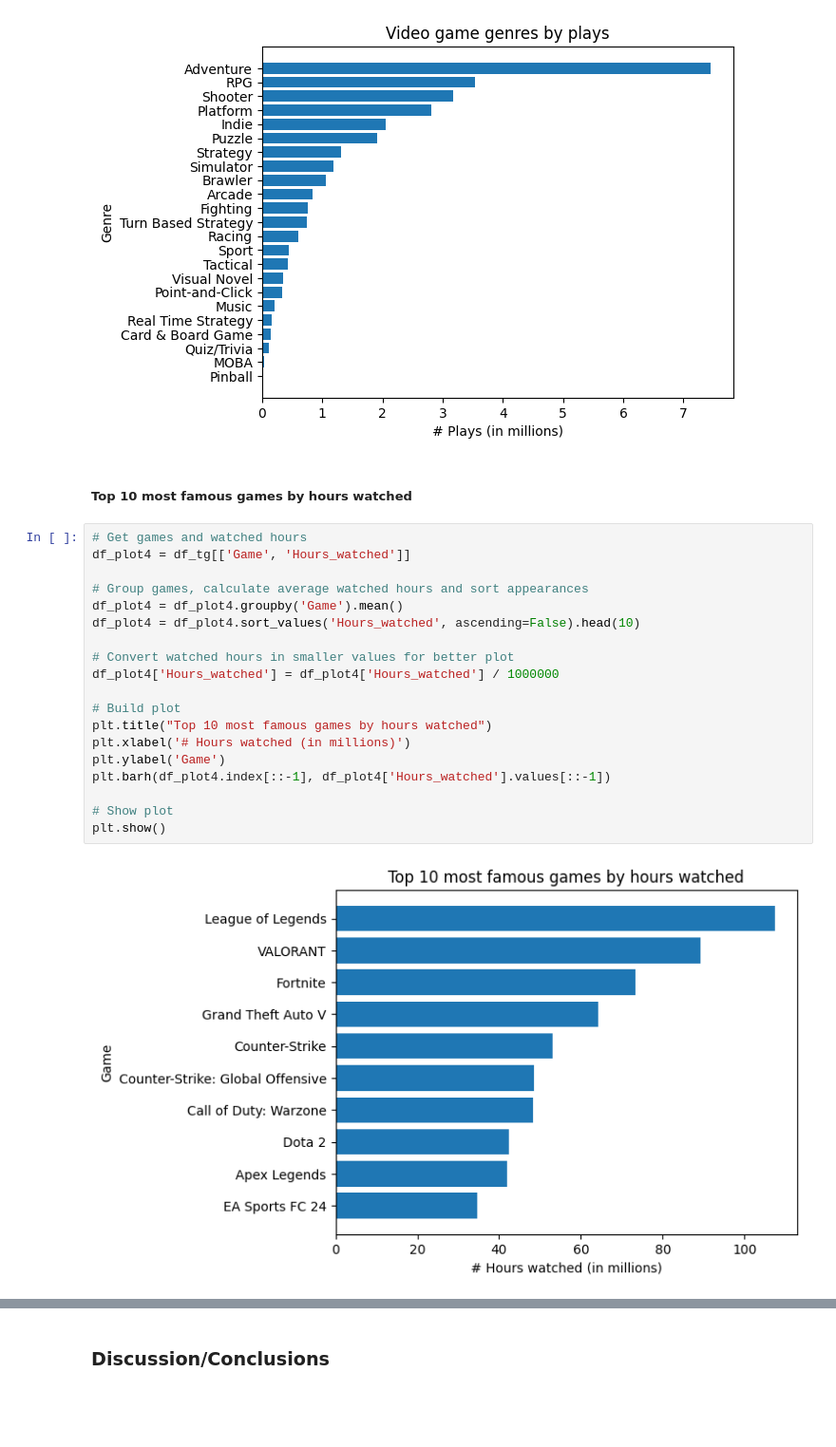
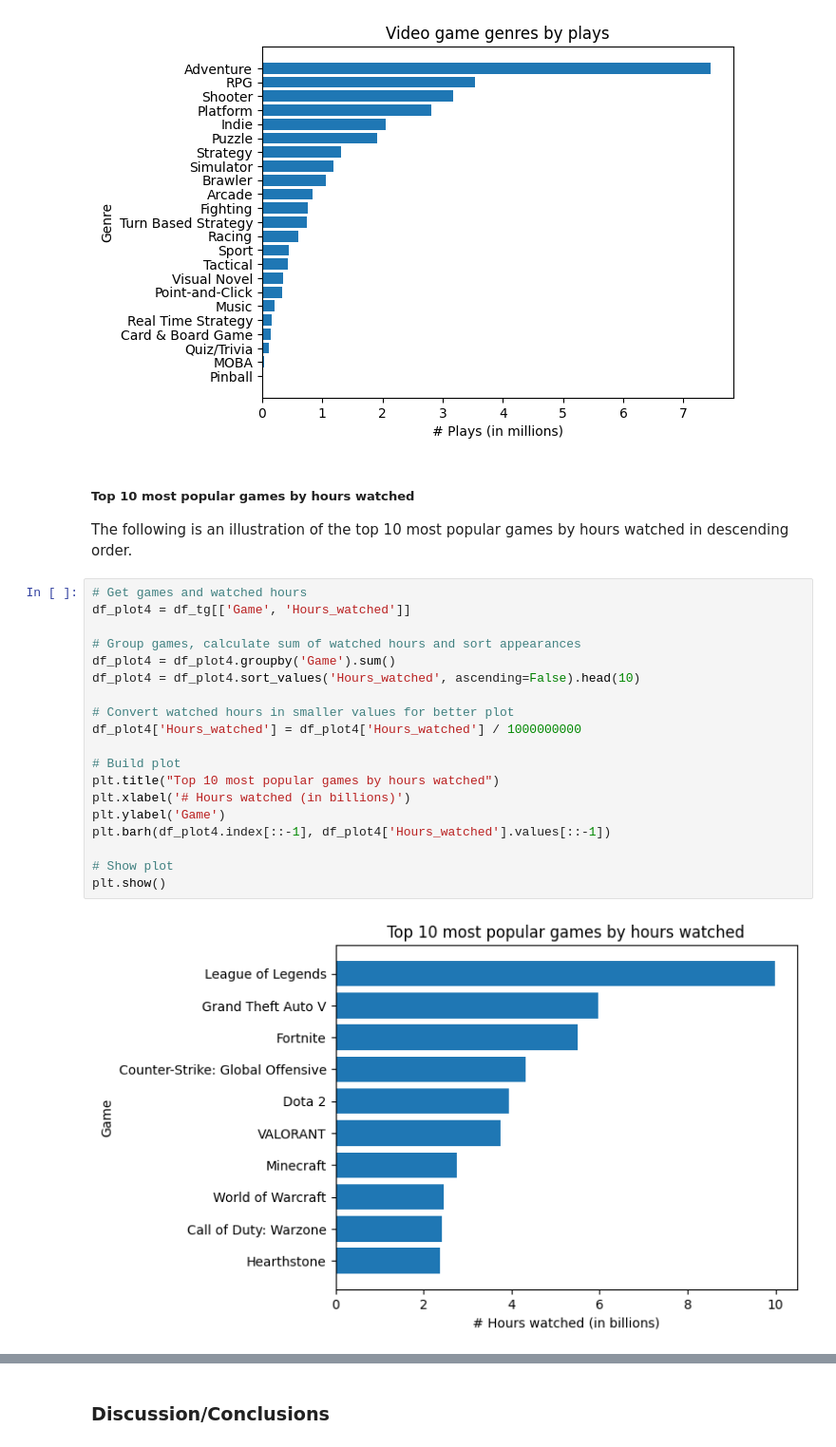
Before and after one commit to KevGame/made-template, a Jupyter notebook: project/report.ipynb, the cells around one changed output, grey strips where cells are left out. Shown at 95% size. Saved outputs shown, nothing was run; the diff lists cells and outputs as text; blank space fills up the shorter version.

```diff
--- a/project/report.ipynb
+++ b/project/report.ipynb
@@ -208,26 +223,28 @@ plt.barh(genres_grouped.index[::-1], genres_grouped['Plays'][::-1])
 plt.show()
 # %% [output]
 [figure]
-# %% [markdown]
-##### Top 10 most famous games by hours watched
+# %% [markdown]
+##### Top 10 most popular games by hours watched
+
+The following is an illustration of the top 10 most popular games by hours watched in descending order.
 # %%
 # Get games and watched hours
 df_plot4 = df_tg[['Game', 'Hours_watched']]
 
-# Group games, calculate average watched hours and sort appearances
-df_plot4 = df_plot4.groupby('Game').mean()
+# Group games, calculate sum of watched hours and sort appearances
+df_plot4 = df_plot4.groupby('Game').sum()
 df_plot4 = df_plot4.sort_values('Hours_watched', ascending=False).head(10)
 
 # Convert watched hours in smaller values for better plot
-df_plot4['Hours_watched'] = df_plot4['Hours_watched'] / 1000000
+df_plot4['Hours_watched'] = df_plot4['Hours_watched'] / 1000000000
 
 # Build plot
-plt.title("Top 10 most famous games by hours watched")
-plt.xlabel('# Hours watched (in millions)')
+plt.title("Top 10 most popular games by hours watched")
+plt.xlabel('# Hours watched (in billions)')
 plt.ylabel('Game')
 plt.barh(df_plot4.index[::-1], df_plot4['Hours_watched'].values[::-1])
 
 # Show plot
 plt.show()
 # %% [output]
-[figure, old version]
+[figure, new version]
```
Also changed, not shown: parts of 27 cells of this notebook.
